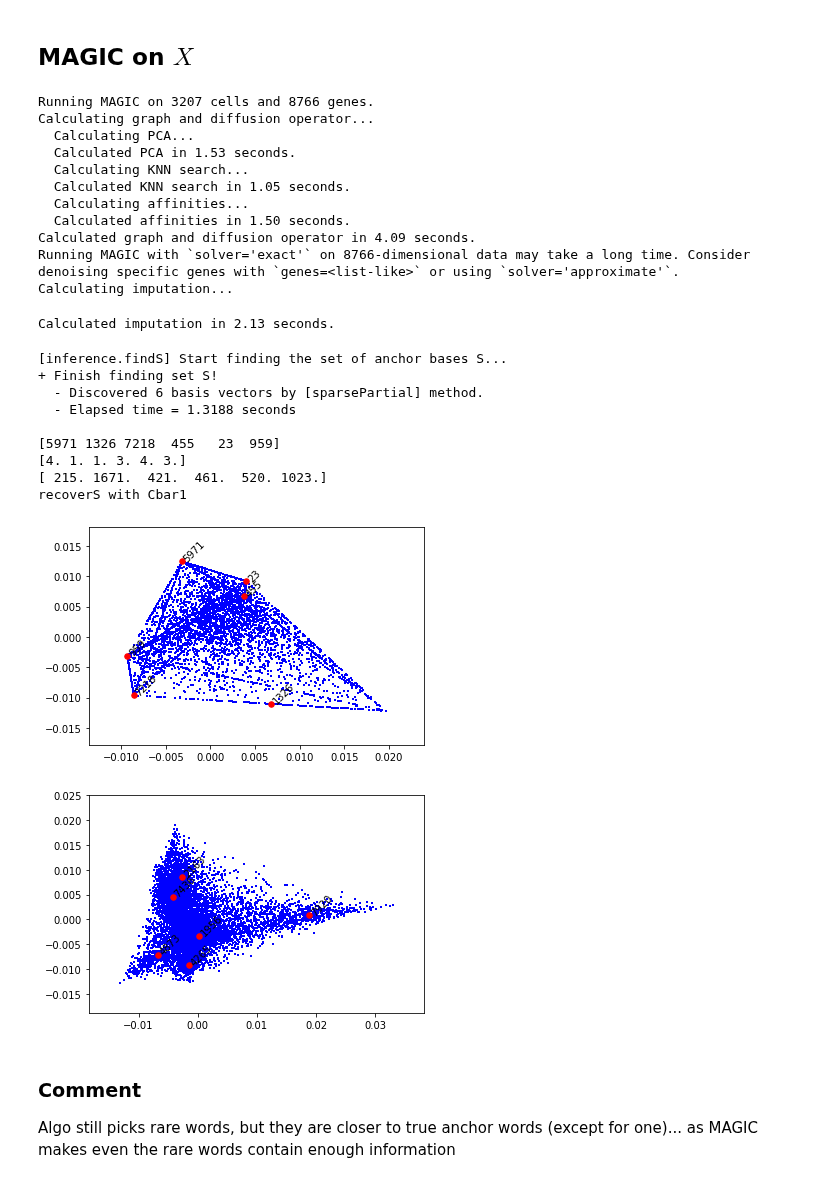
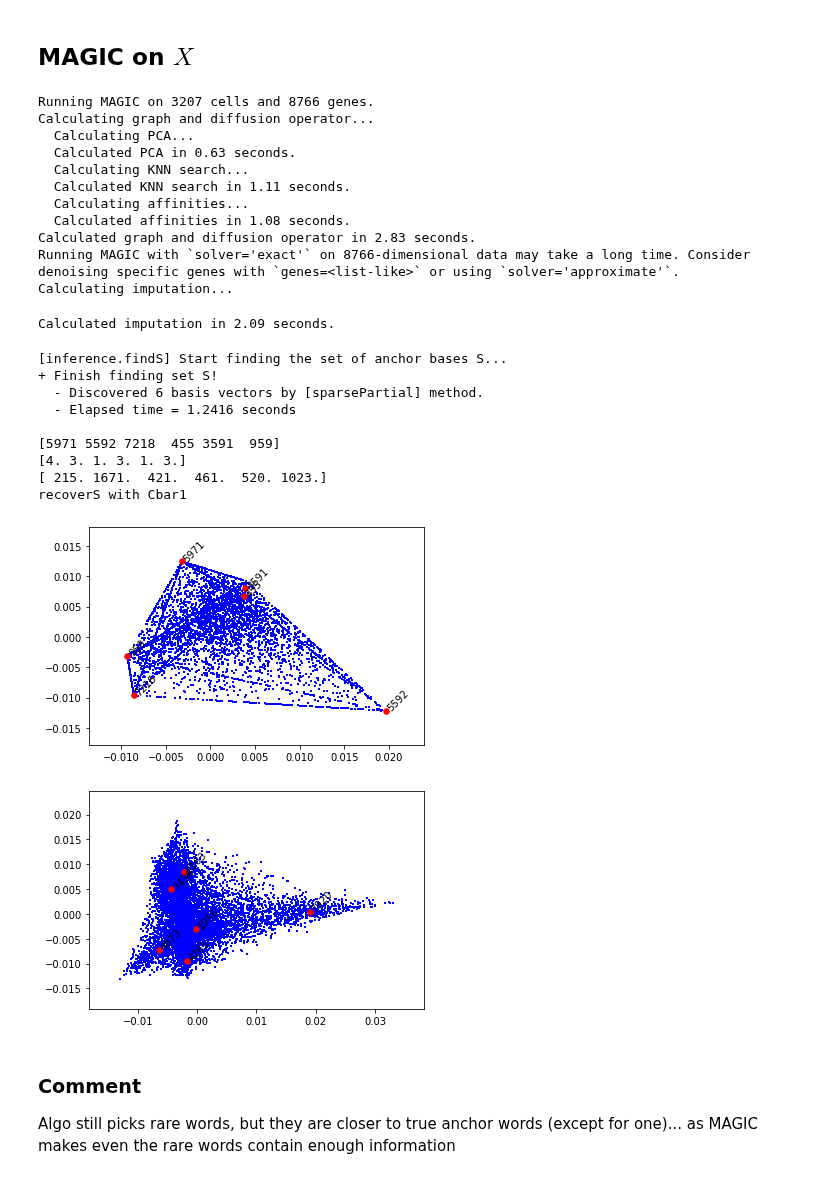
Before and after one commit to zihao12/pyJSMF-RAW, a Jupyter notebook: experiments/magic.ipynb, the cells around one changed output. Drawn from its saved outputs; the diff is of its cells as text; code cells hidden in the pictures.

Commit message:
update magic experiments

```diff
--- a/experiments/magic.ipynb
+++ b/experiments/magic.ipynb
@@ -67,34 +73,23 @@ datafile=f"{datadir}/fit_sim_{dataname}_fastTopics_k{k}_rate{rate}.pkl"
 with open(datafile, "rb") as f:
     fitted = pickle.load(f)
 
-file = open(f'{datadir}/improve_C2.pkl', 'rb')
-out = pickle.load(file)
-file.close()
 
-X = fitted['X'].toarray()
+X = fitted['X']
 Ltrue = fitted['Ltrue']
 Ftrue = fitted['Ftrue']
+n, p = X.shape
 
 
 Pi_true = Ltrue @ Ftrue.T
-Pi_eb = out["Pi"]
-AB = out["AB"]
-n, p = X.shape
+
 
 # truth
 Ctrue = Pi_true.T @ Pi_true / n
 Cbar0 = Ctrue / Ctrue.sum(axis = 1)[:, None]
 
-Pi = X / X.sum(axis = 1)[:, None]
-C = Pi.T @ Pi / n
+
 S0, _, _ = findS(Cbar0, k)
-
-## naive Cbar
-Cbar1 = C / C.sum(axis = 1)[:, None]
-S1, _, _ = findS(Cbar1, k)
-
 Cbar0_pj = pca_proj(Cbar0)
-Cbar1_pj = pca_proj(Cbar1)
 # %% [markdown]
 ## MAGIC on $X$
 # %%
@@ -107,41 +102,42 @@ X_magic = magic_op.transform(X)
 Running MAGIC on 3207 cells and 8766 genes.
 Calculating graph and diffusion operator...
   Calculating PCA...
-  Calculated PCA in 1.53 seconds.
+  Calculated PCA in 0.63 seconds.
   Calculating KNN search...
-  Calculated KNN search in 1.05 seconds.
+  Calculated KNN search in 1.11 seconds.
   Calculating affinities...
-  Calculated affinities in 1.50 seconds.
-Calculated graph and diffusion operator in 4.09 seconds.
+  Calculated affinities in 1.08 seconds.
+Calculated graph and diffusion operator in 2.83 seconds.
 Running MAGIC with `solver='exact'` on 8766-dimensional data may take a long time. Consider denoising specific genes with `genes=<list-like>` or using `solver='approximate'`.
 Calculating imputation...
-Calculated imputation in 2.13 seconds.
+Calculated imputation in 2.09 seconds.
 # %%
-Pi_m = X_magic / X_magic.sum(axis = 1)[:, None]
-C_m = Pi_m.T @ Pi_m / n
-Cbar_m = C_m / C_m.sum(axis = 1)[:, None]
+Cbar_m = X_magic / X_magic.sum(axis = 1)[:, None]
+Cbar_m = Cbar_m.T @ Cbar_m / n
+Cbar_m = Cbar_m / Cbar_m.sum(axis = 1)[:, None]
 S_m, _, _ = findS(Cbar_m, k)
+Cbar_m = Cbar_proj(Cbar_m)
 
 print(S_m)
-print(X.sum(axis = 0)[S_m])
-print(X.sum(axis = 0)[S0])
+print(X.toarray().sum(axis = 0)[S_m])
+print(X.toarray().sum(axis = 0)[S0])
 
 which_dim = [0, 1]
 print("recoverS with Cbar1")
 vis_extremal_pca(Cbar0_pj, S_m, which_dim = which_dim, annotate=True,fontsize=10)
-vis_extremal_pca(Cbar_proj(Cbar_m), S0, which_dim = which_dim, annotate=True,fontsize=10)
+vis_extremal_pca(Cbar_m, S0, which_dim = which_dim, annotate=True,fontsize=10)
 # %% [output]
 [inference.findS] Start finding the set of anchor bases S...
 + Finish finding set S!
   - Discovered 6 basis vectors by [sparsePartial] method.
-  - Elapsed time = 1.3188 seconds
+  - Elapsed time = 1.2416 seconds
 
-[5971 1326 7218  455   23  959]
-[4. 1. 1. 3. 4. 3.]
+[5971 5592 7218  455 3591  959]
+[4. 3. 1. 3. 1. 3.]
 [ 215. 1671.  421.  461.  520. 1023.]
 recoverS with Cbar1
-[figure, old version]
+[figure, new version]
-[figure, old version]
+[figure, new version]
 # %% [markdown]
 ### Comment
 
```
Also changed, not shown: parts of 14 cells of this notebook, 1 other file.
